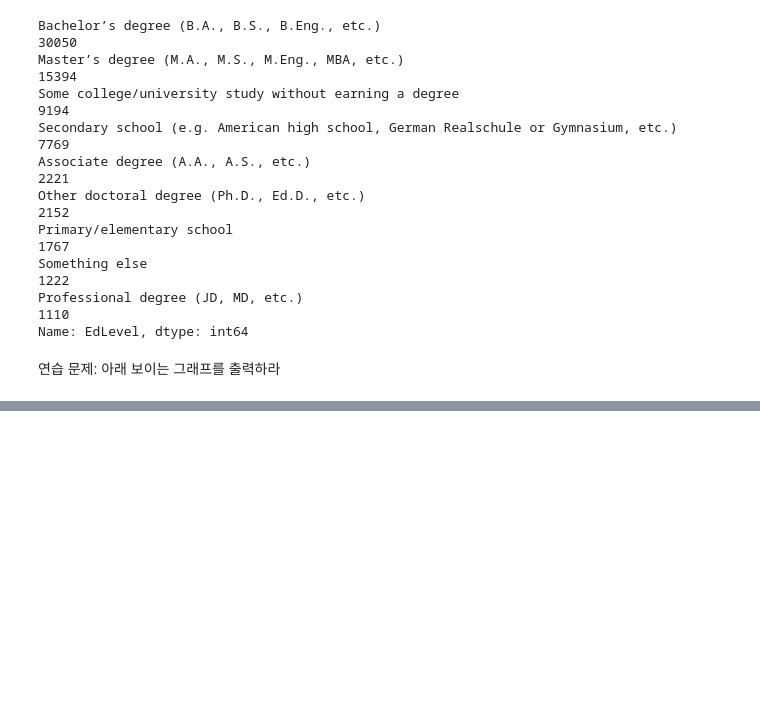
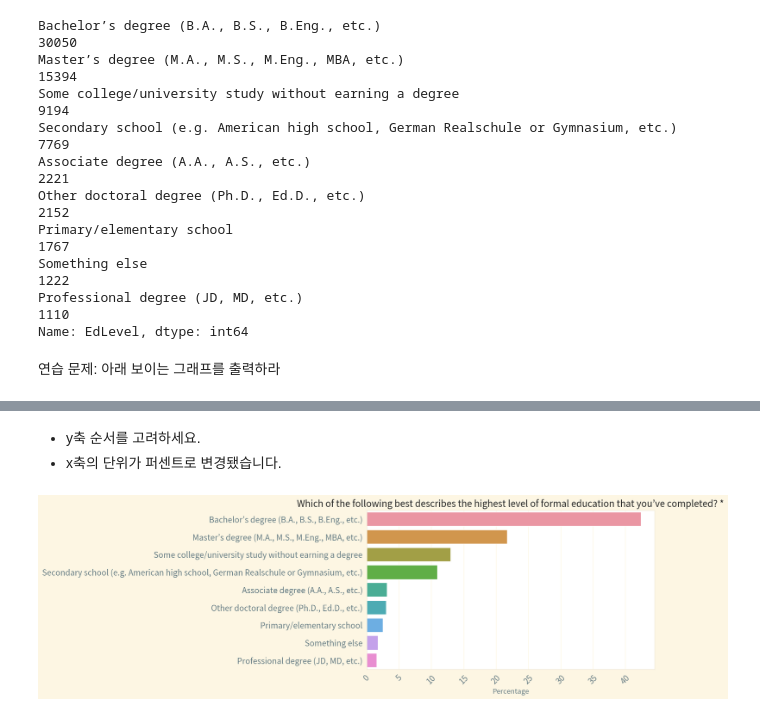
Before and after one commit to DeerWeak/pythonbasic, a Jupyter notebook: 230130python.ipynb, the cells around one changed output, grey strips where cells are left out. Saved outputs shown, nothing was run; the diff lists cells and outputs as text; code cells hidden in the pictures; blank space fills up the shorter version.

```diff
--- a/230130python.ipynb
+++ b/230130python.ipynb
@@ -583,0 +585,12 @@ plt.show()
+# %% [markdown]
+- y축 순서를 고려하세요.
+- x축의 단위가 퍼센트로 변경됐습니다.
+# %%
+edlevel = survey_df["EdLevel"].value_counts() / survey_df["EdLevel"].value_counts().sum() * 100
+sns.barplot(x=edlevel, y=survey_df["EdLevel"].value_counts().index, order=survey_df.EdLevel.value_counts().index)
+plt.xticks(rotation = 45)
+plt.title(schema_raw["EdLevel"])
+plt.xlabel("Percentage")
+plt.show()
+# %% [output]
+[figure, added]
```
Also changed, not shown: parts of 7 cells of this notebook.
